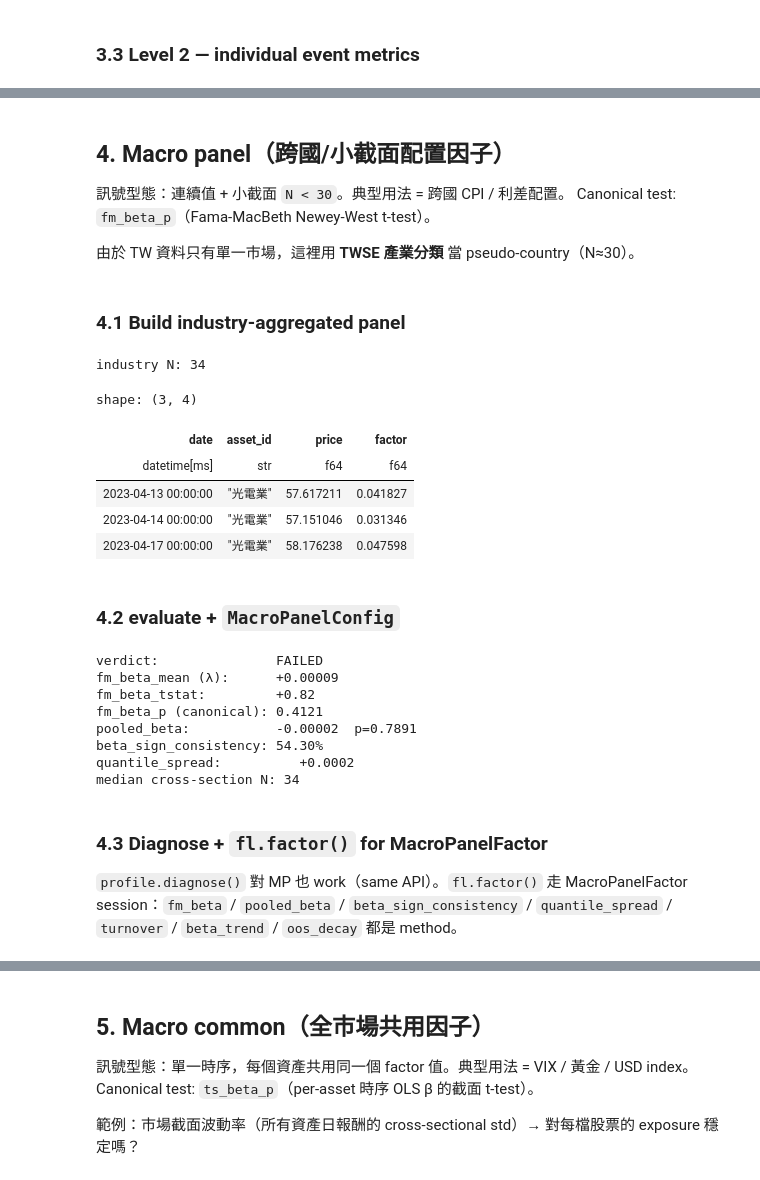
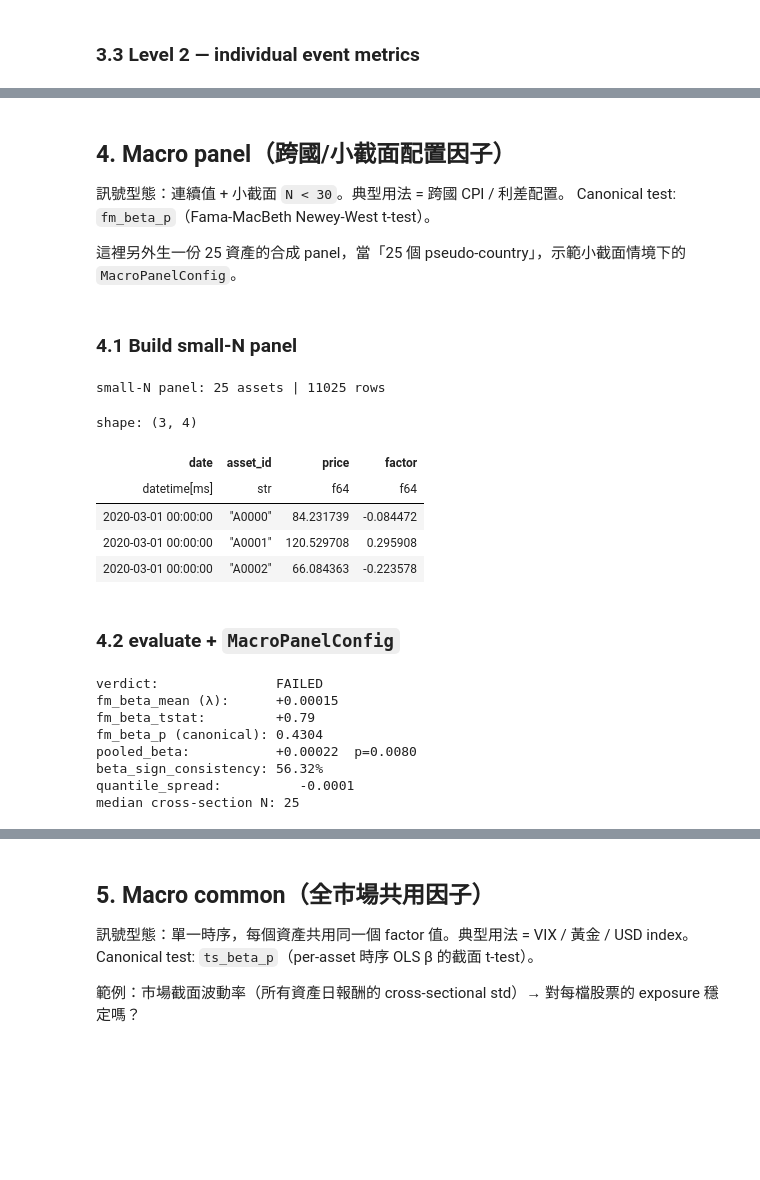
Before and after one commit to awwesomeman/factrix, a Jupyter notebook: examples/demo.ipynb, the cells around one changed output, grey strips where cells are left out. Saved outputs shown, nothing was run; the diff lists cells and outputs as text; code cells hidden in the pictures; blank space fills up the shorter version.

```diff
--- a/examples/demo.ipynb
+++ b/examples/demo.ipynb
@@ -1017,31 +445,28 @@ cache size: 14 metrics
 訊號型態：連續值 + 小截面 `N < 30`。典型用法 = 跨國 CPI / 利差配置。
 Canonical test: `fm_beta_p`（Fama-MacBeth Newey-West t-test）。
 
-由於 TW 資料只有單一市場，這裡用 **TWSE 產業分類** 當 pseudo-country（N≈30）。
+這裡另外生一份 25 資產的合成 panel，當「25 個 pseudo-country」，示範小截面情境下的 `MacroPanelConfig`。
 # %% [markdown]
-### 4.1 Build industry-aggregated panel
+### 4.1 Build small-N panel
 # %%
-industry = (
-    raw_demo.group_by(['date', 'twse_ind'])
-    .agg(pl.col('price').mean())
-    .rename({'twse_ind': 'asset_id'})
-    .drop_nulls(['asset_id'])
-    .sort(['asset_id', 'date'])
+small_raw = (
+    fl.datasets.make_cs_panel(n_assets=25, n_dates=500, seed=7)
+    .select(['date', 'asset_id', 'price'])
 )
-# factor = 產業相對 60 日均價偏離（簡單的 mean-reversion proxy）
-industry = industry.with_columns(
+# factor = 相對 60 日均價偏離（mean-reversion proxy）
+small_panel = small_raw.with_columns(
     (pl.col('price') / pl.col('price').rolling_mean(60).over('asset_id') - 1).alias('factor')
 ).drop_nulls('factor')
-print('industry N:', industry['asset_id'].n_unique())
-industry.head(3)
+print('small-N panel:', small_panel['asset_id'].n_unique(), 'assets |', small_panel.height, 'rows')
+small_panel.head(3)
 # %% [output]
-industry N: 34
+small-N panel: 25 assets | 11025 rows
 shape: (3, 4)
 | date | asset_id | price | factor |
 | datetime[ms] | str | f64 | f64 |
-| 2023-04-13 00:00:00 | "光電業" | 57.617211 | 0.041827 |
-| 2023-04-14 00:00:00 | "光電業" | 57.151046 | 0.031346 |
-| 2023-04-17 00:00:00 | "光電業" | 58.176238 | 0.047598 |
+| 2020-03-01 00:00:00 | "A0000" | 84.231739 | -0.084472 |
+| 2020-03-01 00:00:00 | "A0001" | 120.529708 | 0.295908 |
+| 2020-03-01 00:00:00 | "A0002" | 66.084363 | -0.223578 |
 # %% [markdown]
 ### 4.2 evaluate + `MacroPanelConfig`
 # %%
@@ -1051,8 +476,8 @@ mp_cfg = fl.MacroPanelConfig(
     demean_cross_section=False,
     min_cross_section=10,
 )
-industry_prep = fl.preprocess(industry, config=mp_cfg)
-mp_profile = fl.evaluate(industry_prep, 'IndRelValue', config=mp_cfg)
+small_prepared = fl.preprocess(small_panel, config=mp_cfg)
+mp_profile = fl.evaluate(small_prepared, 'SmallRelValue', config=mp_cfg)
 
 print('verdict:              ', mp_profile.verdict())
 print('fm_beta_mean (λ):     ', f'{mp_profile.fm_beta_mean:+.5f}')
@@ -1064,16 +489,10 @@ print('quantile_spread:         ', f'{mp_profile.quantile_spread:+.4f}')
 print('median cross-section N:', mp_profile.median_cross_section_n)
 # %% [output]
 verdict:               FAILED
-fm_beta_mean (λ):      +0.00009
-fm_beta_tstat:         +0.82
-fm_beta_p (canonical): 0.4121
-pooled_beta:           -0.00002  p=0.7891
-beta_sign_consistency: 54.30%
-quantile_spread:          +0.0002
-median cross-section N: 34
+fm_beta_mean (λ):      +0.00015
+fm_beta_tstat:         +0.79
+fm_beta_p (canonical): 0.4304
+pooled_beta:           +0.00022  p=0.0080
+beta_sign_consistency: 56.32%
+quantile_spread:          -0.0001
+median cross-section N: 25
-# %% [markdown]
-### 4.3 Diagnose + `fl.factor()` for MacroPanelFactor
-
-`profile.diagnose()` 對 MP 也 work（same API）。`fl.factor()` 走 MacroPanelFactor
-session：`fm_beta` / `pooled_beta` / `beta_sign_consistency` / `quantile_spread` /
-`turnover` / `beta_trend` / `oos_decay` 都是 method。
```
Also changed, not shown: parts of 84 cells of this notebook, 5 other files.
